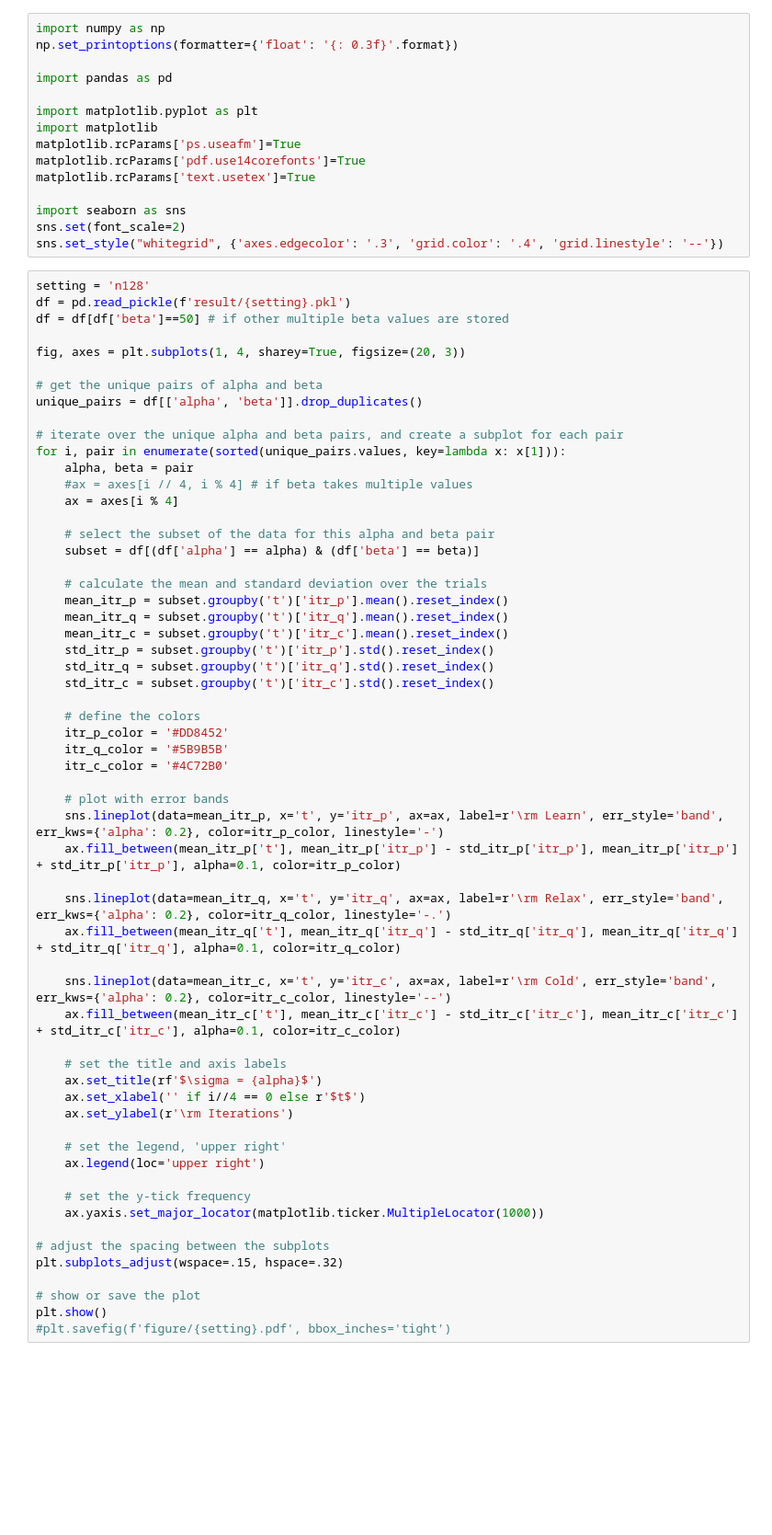
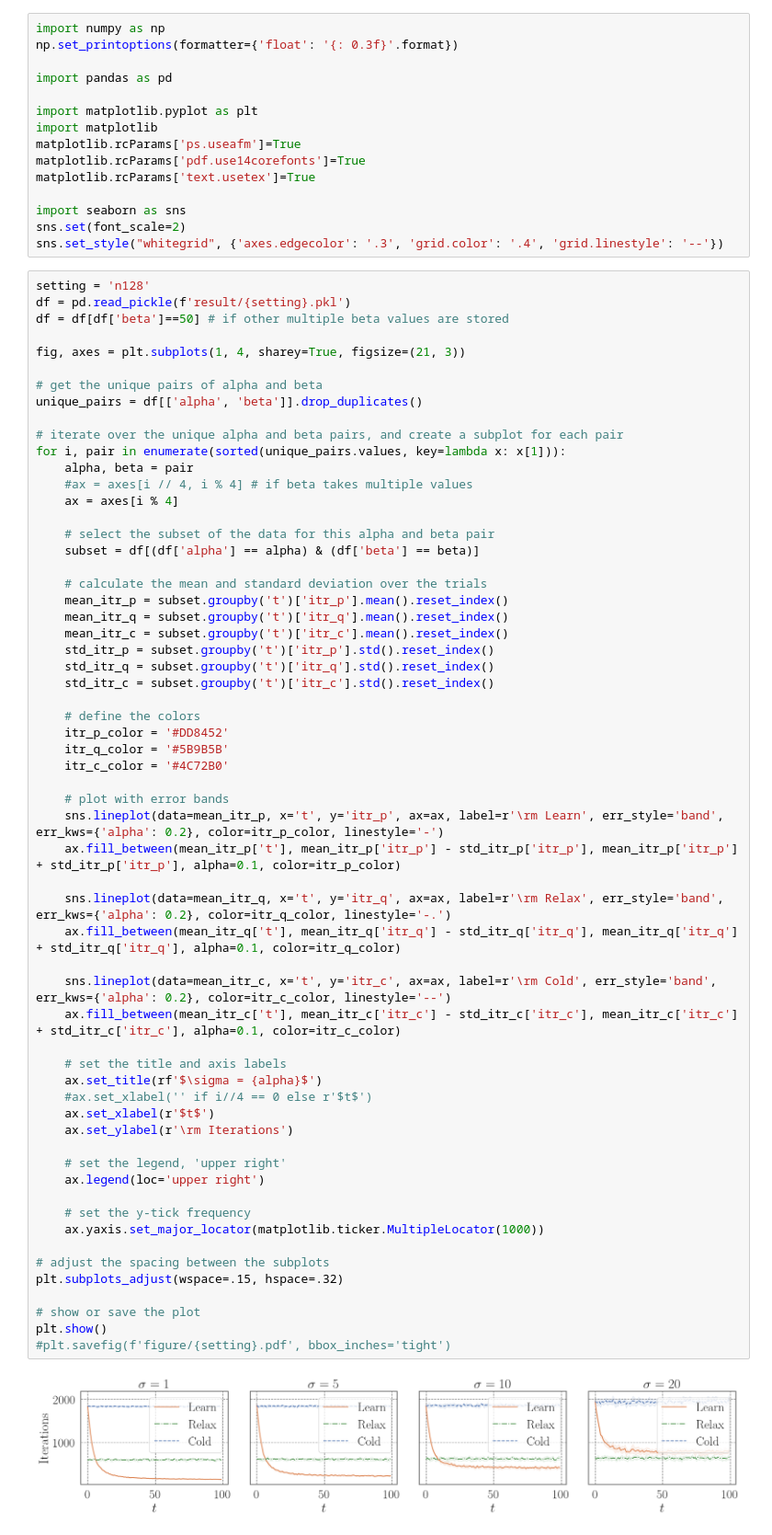
Before and after one commit to ssakaue/alps-m-convex-code, a Jupyter notebook: plot-result.ipynb, the cells around one changed output. Shown at 92% size. Drawn from its saved outputs; the diff is of its cells as text; blank space fills up the shorter version.

Commit message:
xlabel

```diff
--- a/plot-result.ipynb
+++ b/plot-result.ipynb
@@ -18,7 +18,7 @@ setting = 'n128'
 df = pd.read_pickle(f'result/{setting}.pkl')
 df = df[df['beta']==50] # if other multiple beta values are stored
 
-fig, axes = plt.subplots(1, 4, sharey=True, figsize=(20, 3))
+fig, axes = plt.subplots(1, 4, sharey=True, figsize=(21, 3))
 
 # get the unique pairs of alpha and beta
 unique_pairs = df[['alpha', 'beta']].drop_duplicates()
@@ -44,31 +44,34 @@ for i, pair in enumerate(sorted(unique_pairs.values, key=lambda x: x[1])):
     itr_p_color = '#DD8452'
     itr_q_color = '#5B9B5B'
     itr_c_color = '#4C72B0'
 
     # plot with error bands
     sns.lineplot(data=mean_itr_p, x='t', y='itr_p', ax=ax, label=r'\rm Learn', err_style='band', err_kws={'alpha': 0.2}, color=itr_p_color, linestyle='-')
     ax.fill_between(mean_itr_p['t'], mean_itr_p['itr_p'] - std_itr_p['itr_p'], mean_itr_p['itr_p'] + std_itr_p['itr_p'], alpha=0.1, color=itr_p_color)
 
     sns.lineplot(data=mean_itr_q, x='t', y='itr_q', ax=ax, label=r'\rm Relax', err_style='band', err_kws={'alpha': 0.2}, color=itr_q_color, linestyle='-.')
     ax.fill_between(mean_itr_q['t'], mean_itr_q['itr_q'] - std_itr_q['itr_q'], mean_itr_q['itr_q'] + std_itr_q['itr_q'], alpha=0.1, color=itr_q_color)
 
     sns.lineplot(data=mean_itr_c, x='t', y='itr_c', ax=ax, label=r'\rm Cold', err_style='band', err_kws={'alpha': 0.2}, color=itr_c_color, linestyle='--')
     ax.fill_between(mean_itr_c['t'], mean_itr_c['itr_c'] - std_itr_c['itr_c'], mean_itr_c['itr_c'] + std_itr_c['itr_c'], alpha=0.1, color=itr_c_color)
 
     # set the title and axis labels
     ax.set_title(rf'$\sigma = {alpha}$')
-    ax.set_xlabel('' if i//4 == 0 else r'$t$')
+    #ax.set_xlabel('' if i//4 == 0 else r'$t$')
+    ax.set_xlabel(r'$t$')
     ax.set_ylabel(r'\rm Iterations')
 
     # set the legend, 'upper right'
     ax.legend(loc='upper right')
 
     # set the y-tick frequency
     ax.yaxis.set_major_locator(matplotlib.ticker.MultipleLocator(1000))
 
 # adjust the spacing between the subplots
 plt.subplots_adjust(wspace=.15, hspace=.32)
 
 # show or save the plot
 plt.show()
 #plt.savefig(f'figure/{setting}.pdf', bbox_inches='tight')
+# %% [output]
+[figure, added]
```
